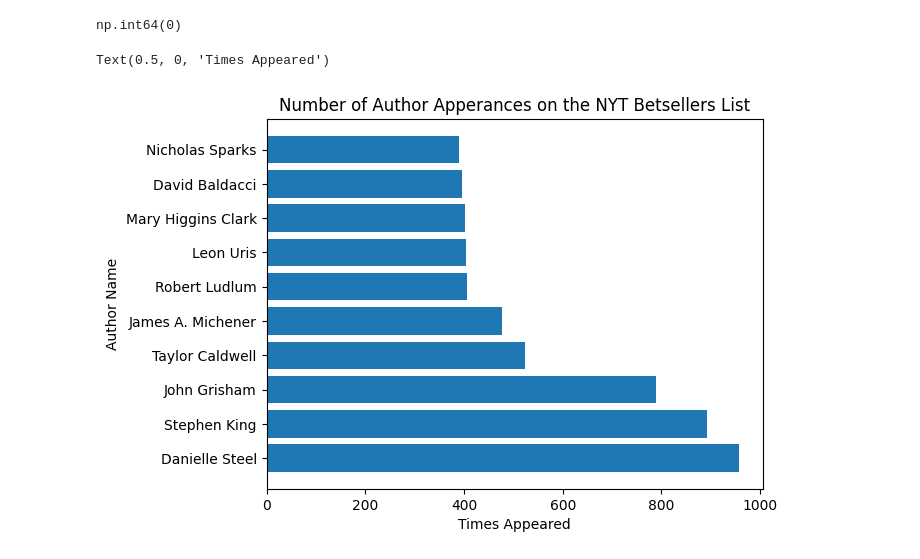
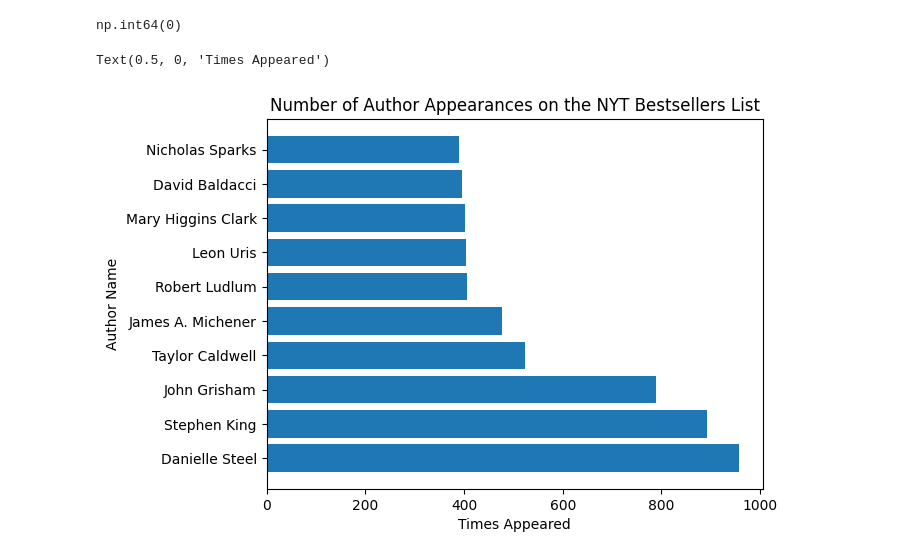
Before and after one commit to mnguyen175/DRSP-2026-Maryan-Nguyen-, a Jupyter notebook: DRSP_Final_Project_2026_Maryan_Nguyen.ipynb, the cells around one changed output. Cells and saved outputs as stored; diff of their text form; code cells hidden in the pictures.

```diff
--- a/DRSP_Final_Project_2026_Maryan_Nguyen.ipynb
+++ b/DRSP_Final_Project_2026_Maryan_Nguyen.ipynb
@@ -110,11 +116,11 @@ df = df.dropna(subset=['author'])
 # %%
 author_counts = df['author'].value_counts().head(10)
 
 # plot the top 10 authors who have the most apperances on the nyt bestsellers list
 plt.barh(author_counts.index, author_counts.values)
-plt.title("Number of Author Apperances on the NYT Betsellers List")
+plt.title("Number of Author Appearances on the NYT Bestsellers List")
 plt.ylabel("Author Name")
 plt.xlabel("Times Appeared")
 # %% [output]
 Text(0.5, 0, 'Times Appeared')
-[figure, old version]
+[figure, new version]
```
Also changed, not shown: parts of 9 cells of this notebook.
